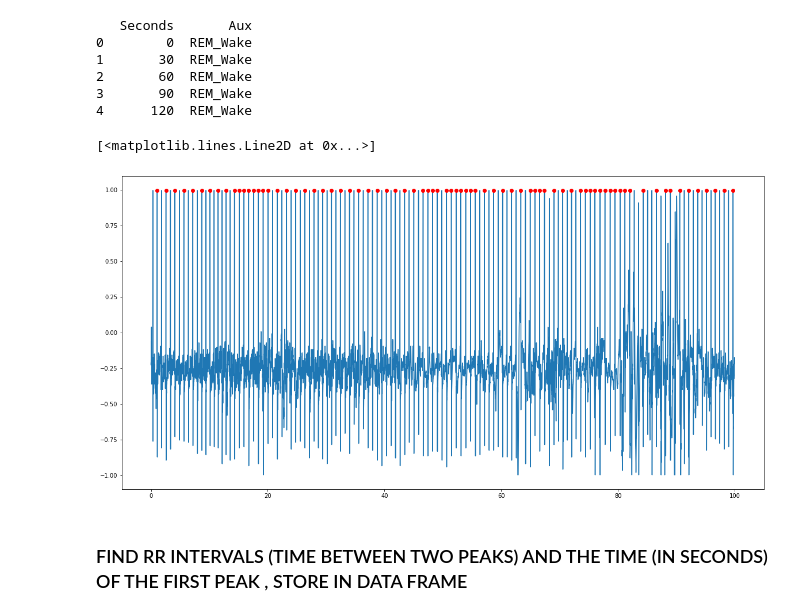
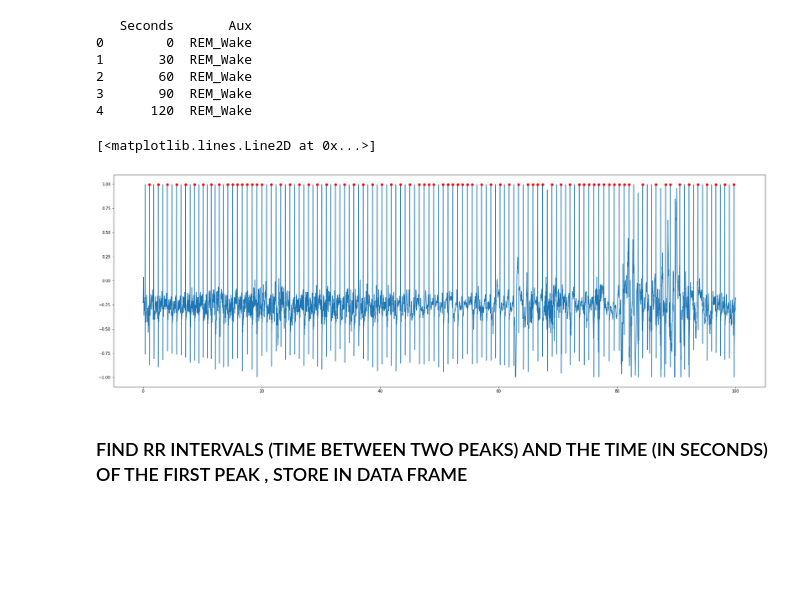
Before and after one commit to kek-Sec/Electrocardiogram-processing-for-the-recognition-of-sleep-stages, a Jupyter notebook: main.ipynb, the cells around one changed output. Drawn from its saved outputs; the diff is of its cells as text; code cells hidden in the pictures; blank space fills up the shorter version.

```diff
--- a/main.ipynb
+++ b/main.ipynb
@@ -48,17 +48,17 @@ print(sleep_dataframe.head())
 # %%
 #we will find the rPeaks with a threshold of 0.35mV and we will plot the rPeaks (first 100 seconds)
 r_peaks = signal.find_peaks(data['ECG'][0:25000], height=0.35, distance=200)
 
 #r_peaks 0 contains the indices of the rPeaks and r_peaks 1 contains the values of the rPeaks (heights)
 
 #make plot large
-plt.figure(figsize=(20,10))
+plt.figure(figsize=(30,10))
 #we want to plot the indices as red dots on top of the signal (first 100 seconds)
 plt.plot(data['seconds'][0:25000],data['ECG'][0:25000])
 plt.plot(data['seconds'][r_peaks[0]],data['ECG'][r_peaks[0]],'ro')
 # %% [output]
 [<matplotlib.lines.Line2D at 0x...>]
-[figure, old version]
+[figure, new version]
 # %% [markdown]
 ### FIND RR INTERVALS (TIME BETWEEN TWO PEAKS) AND THE TIME (IN SECONDS) OF THE FIRST PEAK , STORE IN DATA FRAME
 # %%
```
Also changed, not shown: parts of 5 cells of this notebook.
